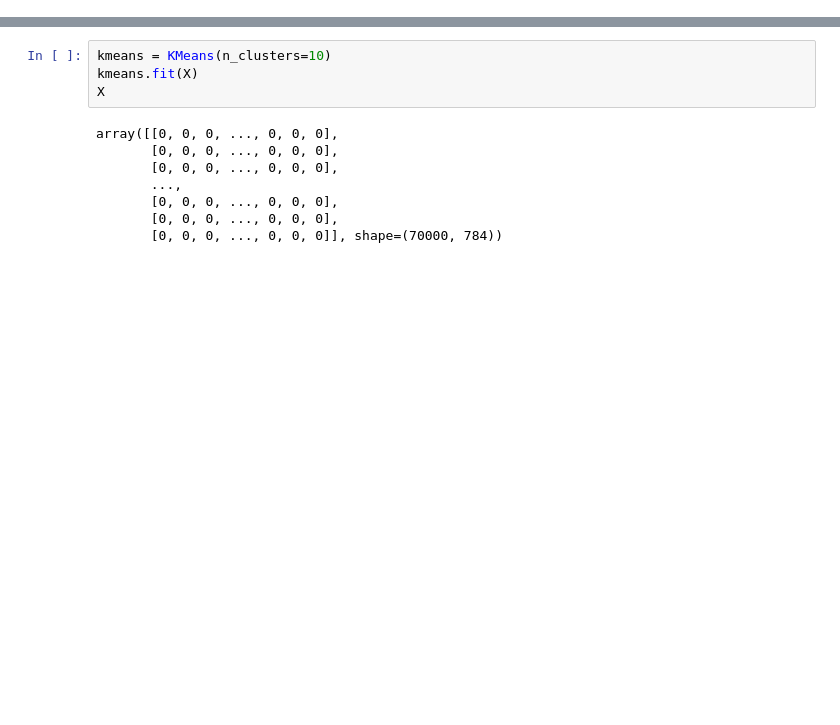
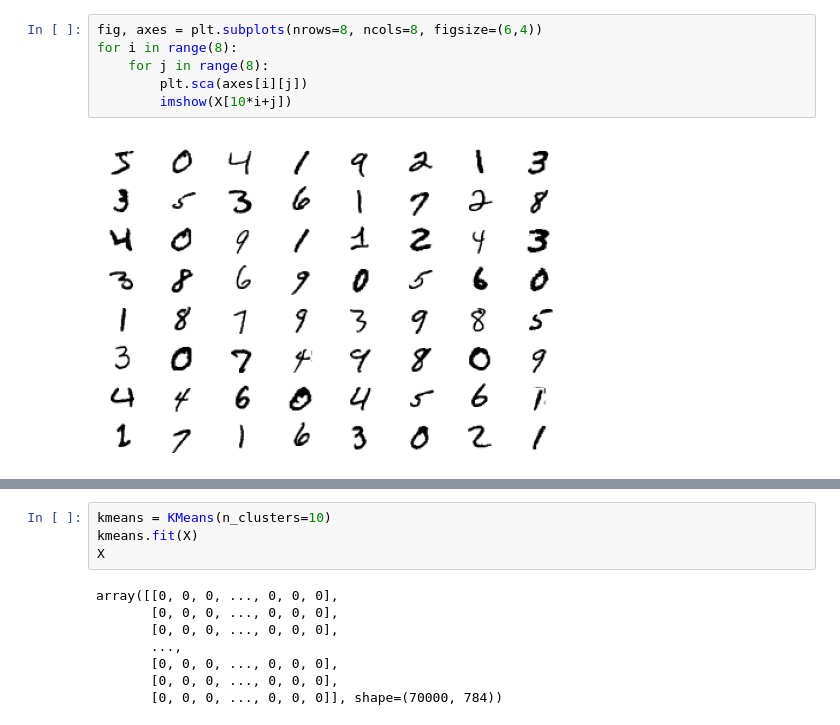
Before and after one commit to devdalloris/Homework-AI, a Jupyter notebook: lesson-28-hw/homework/mnist-semi-supervised.ipynb, the cells around one changed output, grey strips where cells are left out. Cells and saved outputs as stored; diff of their text form; blank space fills up the shorter version.

```diff
--- a/lesson-28-hw/homework/mnist-semi-supervised.ipynb
+++ b/lesson-28-hw/homework/mnist-semi-supervised.ipynb
@@ -20,0 +15,8 @@ array(['5', '0', '4', ..., '4', '5', '6'], shape=(70000,), dtype=object)
+# %%
+fig, axes = plt.subplots(nrows=8, ncols=8, figsize=(6,4))
+for i in range(8):
+    for j in range(8):
+        plt.sca(axes[i][j])
+        imshow(X[10*i+j])
+# %% [output]
+[figure, added]
```
Also changed, not shown: parts of 11 cells of this notebook, 12 other files.
